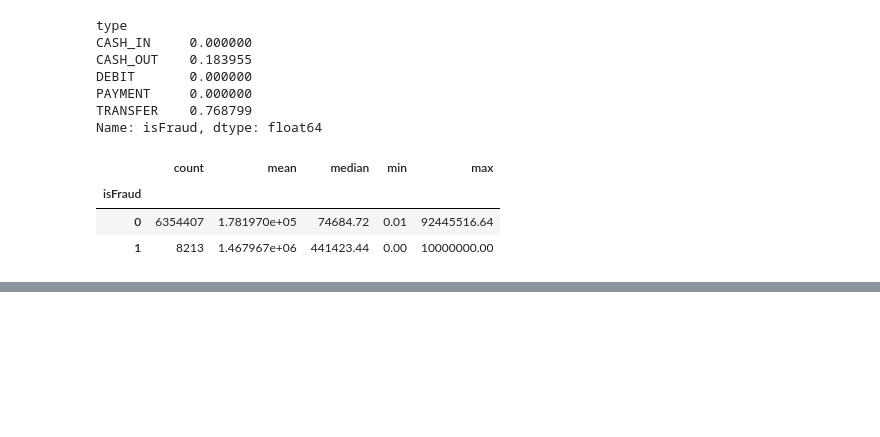
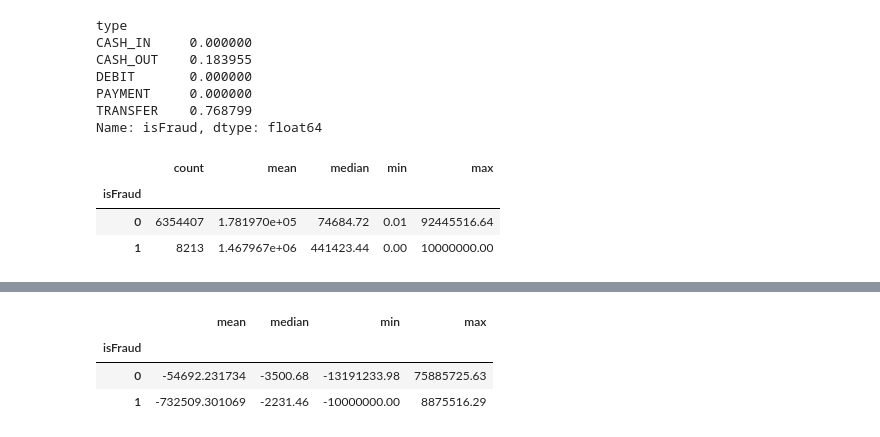
Before and after one commit to santhosh-n07/financial-transaction-risk-anomaly-intelligence, a Jupyter notebook: notebooks/01_data_exploration.ipynb, the cells around one changed output, grey strips where cells are left out. Saved outputs shown, nothing was run; the diff lists cells and outputs as text; code cells hidden in the pictures; blank space fills up the shorter version.

```diff
--- a/notebooks/01_data_exploration.ipynb
+++ b/notebooks/01_data_exploration.ipynb
@@ -158,0 +215,3 @@ financial_transaction_data.groupby('isFraud')["amount"].agg(["count", "mean", "m
+# %%
+financial_transaction_data["dest_balance_error"]=(financial_transaction_data["newbalanceDest"]-financial_transaction_data["oldbalanceDest"]-financial_transaction_data["amount"])
+financial_transaction_data["dest_balance_error"]
@@ -158,0 +231,7 @@ financial_transaction_data.groupby('isFraud')["amount"].agg(["count", "mean", "m
+# %%
+financial_transaction_data.groupby("isFraud")["dest_balance_error"].agg(["mean", "median", "min", "max"])
+# %% [output]
+|  | mean | median | min | max |
+| isFraud |  |  |  |  |
+| 0 | -54692.231734 | -3500.68 | -13191233.98 | 75885725.63 |
+| 1 | -732509.301069 | -2231.46 | -10000000.00 | 8875516.29 |
```
Also changed, not shown: parts of 15 cells of this notebook.
